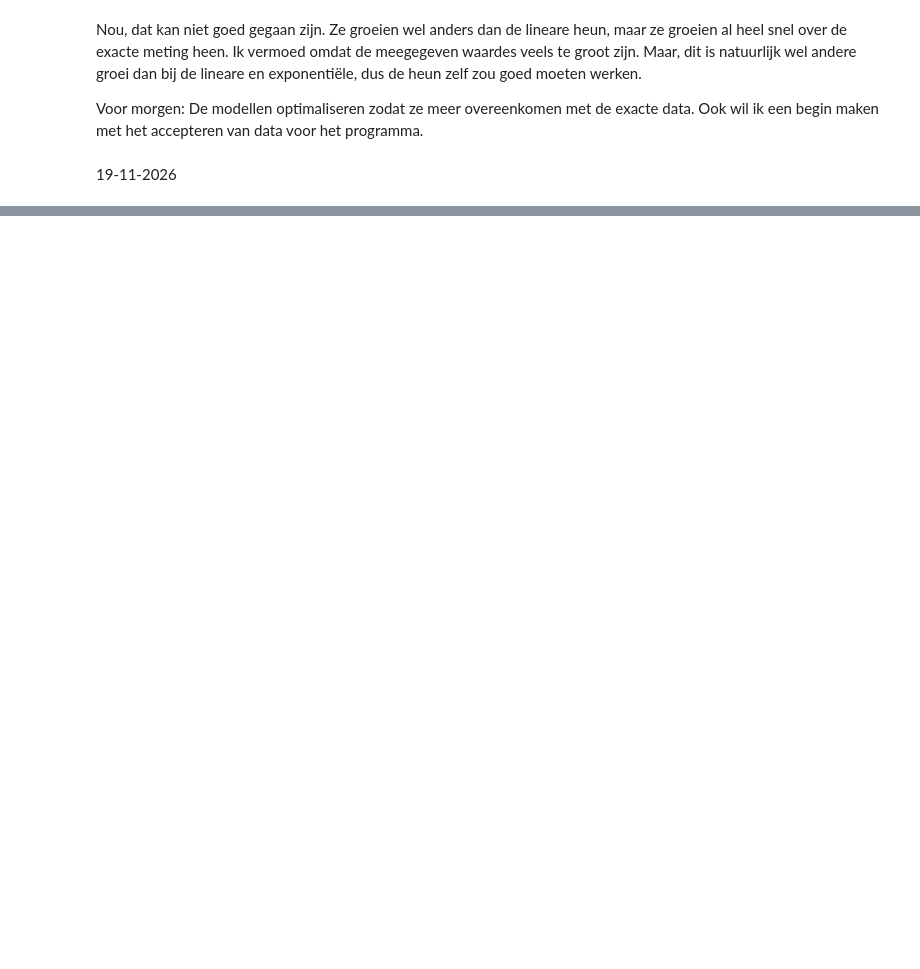
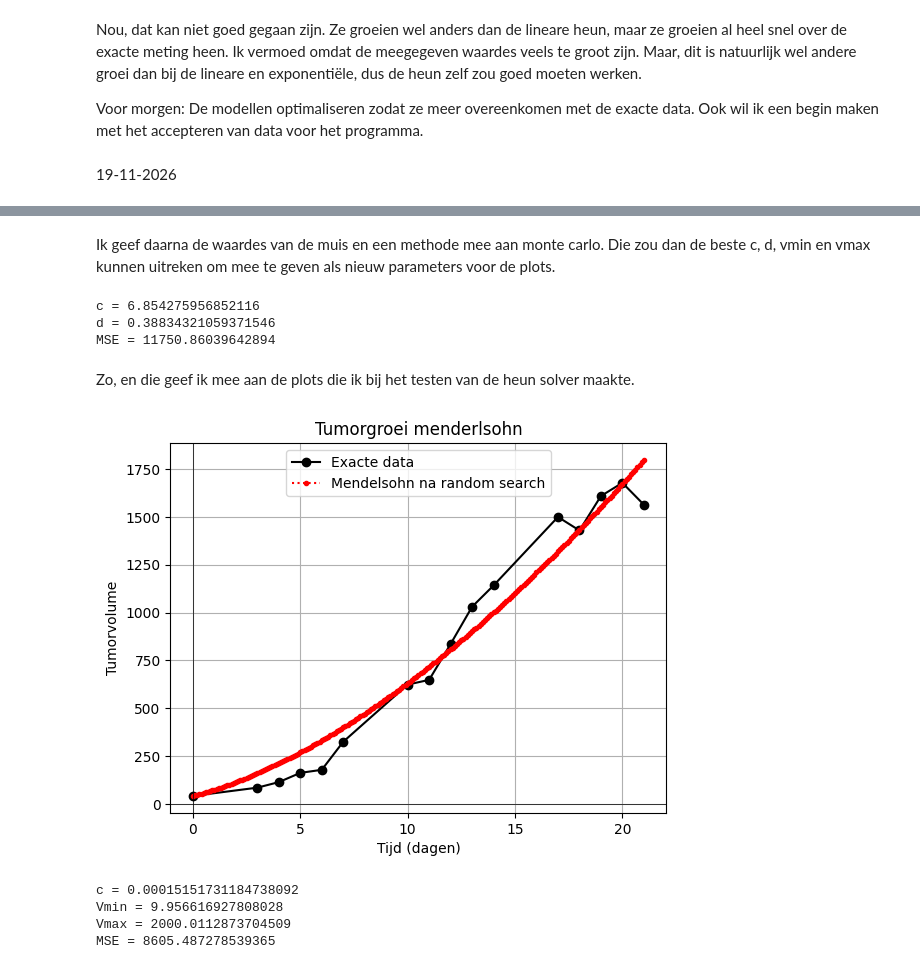
Before and after one commit to FleurLuten/ModellerenVanKankerCasusA, a Jupyter notebook: Logboek/Vincent.ipynb, the cells around one changed output, grey strips where cells are left out. Saved outputs shown, nothing was run; the diff lists cells and outputs as text; code cells hidden in the pictures; blank space fills up the shorter version.

```diff
--- a/Logboek/Vincent.ipynb
+++ b/Logboek/Vincent.ipynb
@@ -235,0 +279,47 @@ Voor morgen: De modellen optimaliseren zodat ze meer overeenkomen met de exacte
+# %% [markdown]
+Ik geef daarna de waardes van de muis en een methode mee aan monte carlo. Die zou dan de beste c, d, vmin en vmax kunnen uitreken om mee te geven als nieuw parameters voor de plots.
+# %%
+error, params = random_search_monte_carlo(ts, Vs, mendelsohn, heun_solver, dt=dt, c=0.01, d=1.0)
+
+for key, value in params.items():
+    print(f"{key} = {value}")
+
+print(f"MSE = {error}")
+# %% [output]
+c = 6.854275956852116
+d = 0.38834321059371546
+MSE = 11750.86039642894
+# %% [markdown]
+Zo, en die geef ik mee aan de plots die ik bij het testen van de heun solver maakte.
+# %%
+c = 6.667612790074842
+d = 0.39285369449382496
+
+ts_numer, Vs_numer = heun_solver(mendelsohn, Vs[0], ts[0], ts[-1], dt, [c, d])
+
+plt.plot(ts, Vs, 'o-k', label='Exacte data')
+plt.plot(ts_numer, Vs_numer, '.:r', label='Mendelsohn na random search')
+
+plt.axhline(0.0, lw=0.5, color='k')
+plt.axvline(0.0, lw=0.5, color='k')
+
+plt.grid(True)
+plt.legend()
+plt.xlabel('Tijd (dagen)')
+plt.ylabel('Tumorvolume')
+plt.title('Tumorgroei menderlsohn')
+plt.show()
+# %% [output]
+[figure, added]
+# %%
+error, params = random_search_monte_carlo(ts, Vs, allee_effect, heun_solver, dt=dt, c=0.01, Vmin=10, Vmax=2000)
+
+for key, value in params.items():
+    print(f"{key} = {value}")
+
+print(f"MSE = {error}")
+# %% [output]
+c = 0.00015151731184738092
+Vmin = 9.956616927808028
+Vmax = 2000.0112873704509
+MSE = 8605.487278539365
```
Also changed, not shown: parts of 29 cells of this notebook, 2 other files.
